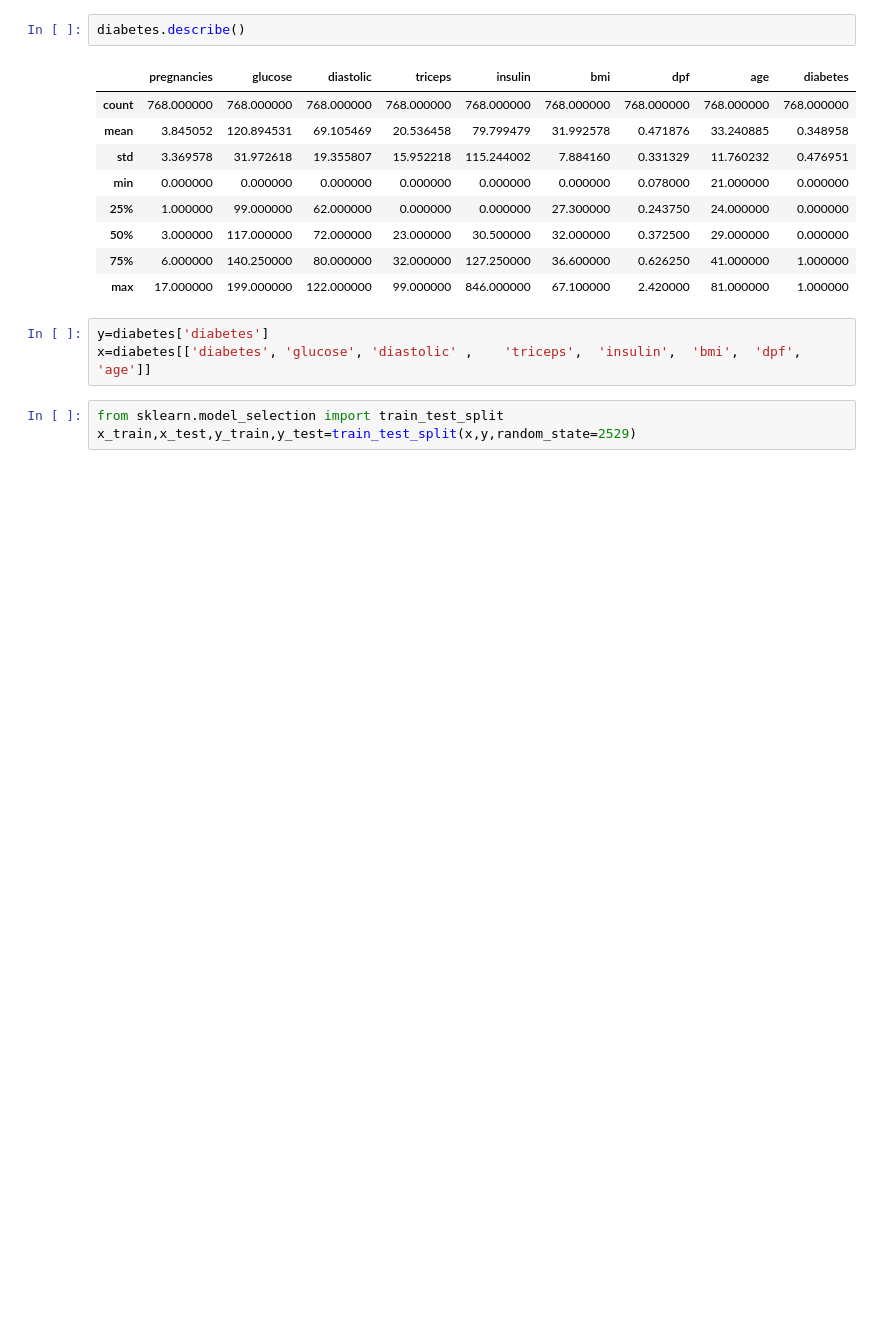
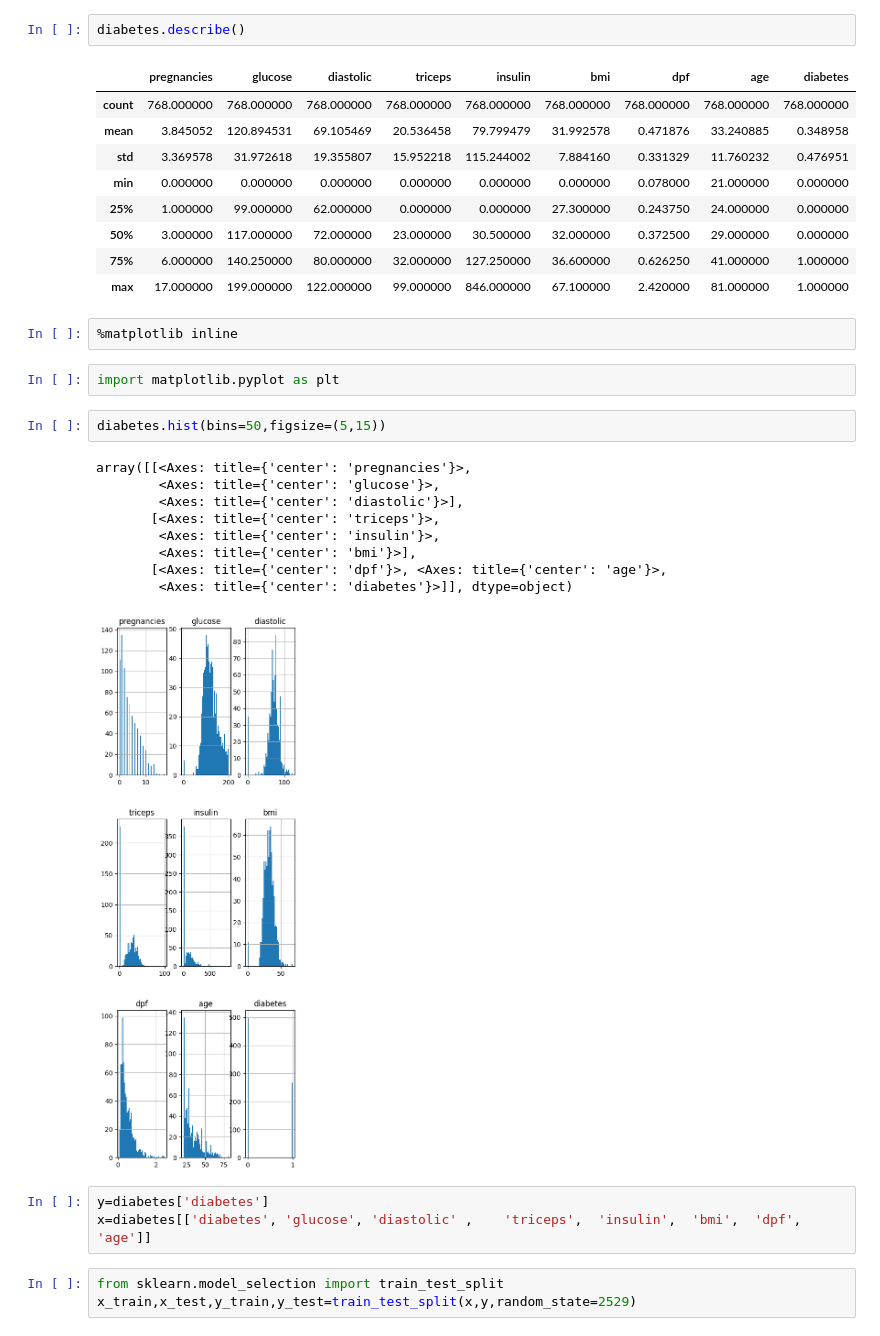
Before and after one commit to cyberwarrior-20/Diabetes-prediction-model, a Jupyter notebook: Untitled2.ipynb, the cells around one changed output. Drawn from its saved outputs; the diff is of its cells as text; blank space fills up the shorter version.

```diff
--- a/Untitled2.ipynb
+++ b/Untitled2.ipynb
@@ -42,6 +44,22 @@ diabetes.describe()
 | 50% | 3.000000 | 117.000000 | 72.000000 | 23.000000 | 30.500000 | 32.000000 | 0.372500 | 29.000000 | 0.000000 |
 | 75% | 6.000000 | 140.250000 | 80.000000 | 32.000000 | 127.250000 | 36.600000 | 0.626250 | 41.000000 | 1.000000 |
 | max | 17.000000 | 199.000000 | 122.000000 | 99.000000 | 846.000000 | 67.100000 | 2.420000 | 81.000000 | 1.000000 |
+# %%
+%matplotlib inline
+# %%
+import matplotlib.pyplot as plt
+# %%
+diabetes.hist(bins=50,figsize=(5,15))
+# %% [output]
+array([[<Axes: title={'center': 'pregnancies'}>,
+        <Axes: title={'center': 'glucose'}>,
+        <Axes: title={'center': 'diastolic'}>],
+       [<Axes: title={'center': 'triceps'}>,
+        <Axes: title={'center': 'insulin'}>,
+        <Axes: title={'center': 'bmi'}>],
+       [<Axes: title={'center': 'dpf'}>, <Axes: title={'center': 'age'}>,
+        <Axes: title={'center': 'diabetes'}>]], dtype=object)
+[figure, added]
 # %%
 y=diabetes['diabetes']
 x=diabetes[['diabetes', 'glucose', 'diastolic' ,	'triceps',	'insulin',	'bmi',	'dpf',	'age']]
```
Also changed, not shown: parts of 1 cell of this notebook.
